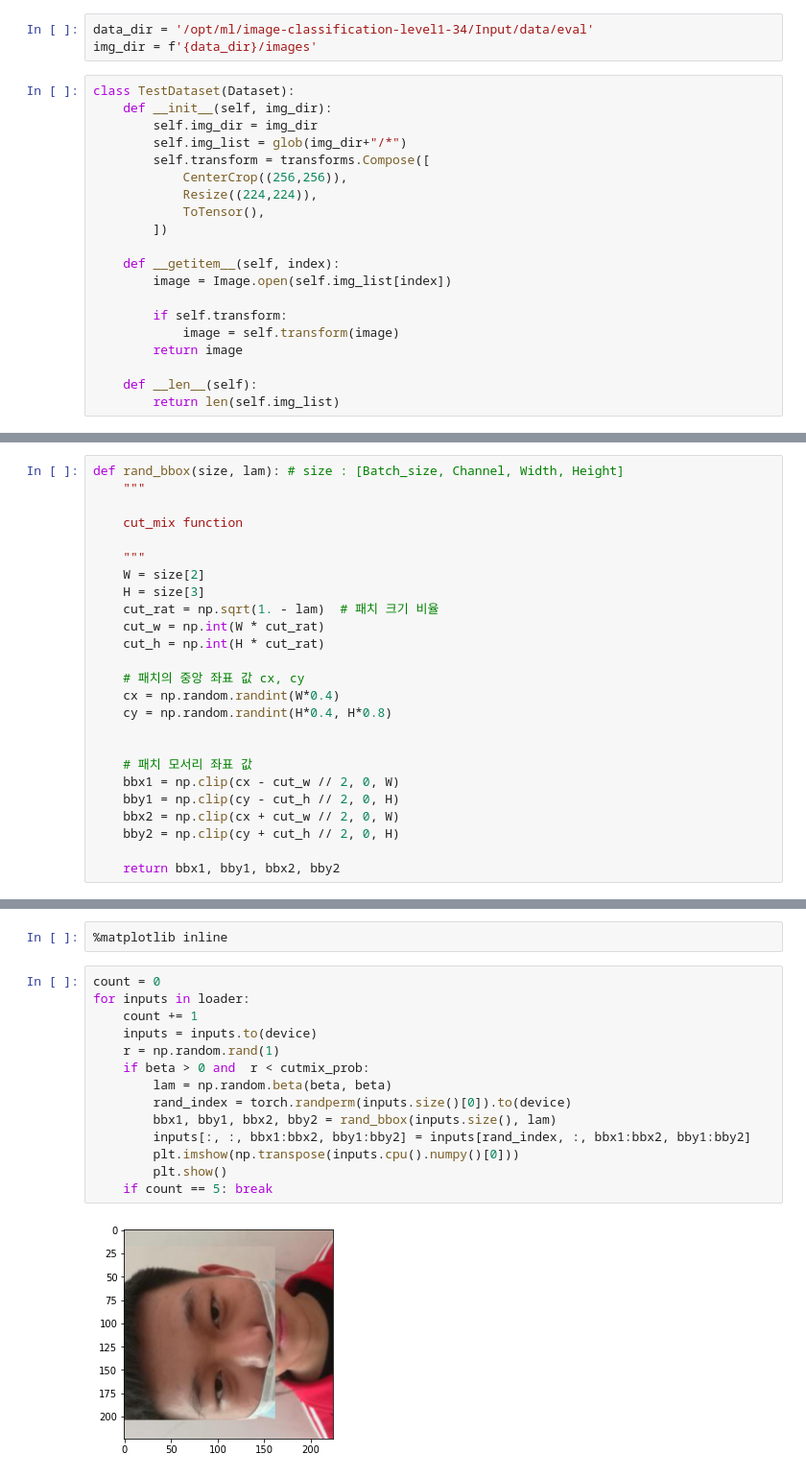
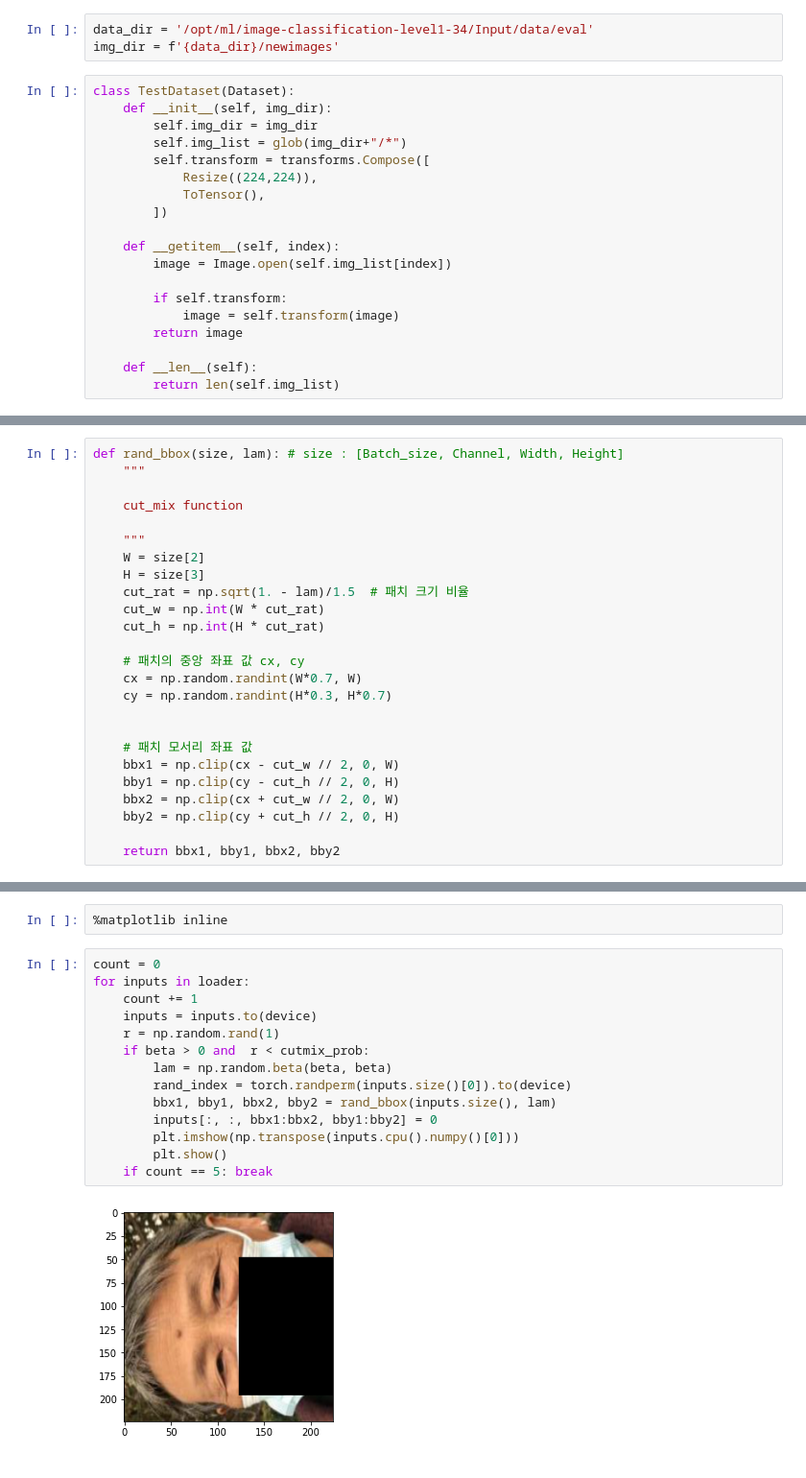
Before and after one commit to boostcampaitech2/image-classification-level1-34, a Jupyter notebook: ETC/cutmix_test.ipynb, the cells around one changed output, grey strips where cells are left out. Shown: that part at 96% size. Drawn from its saved outputs; the diff is of its cells as text.

```diff
--- a/ETC/cutmix_test.ipynb
+++ b/ETC/cutmix_test.ipynb
@@ -17,14 +17,13 @@ use_cuda = torch.cuda.is_available()
 device = torch.device("cuda" if use_cuda else "cpu")
 # %%
 data_dir = '/opt/ml/image-classification-level1-34/Input/data/eval'
-img_dir = f'{data_dir}/images'
+img_dir = f'{data_dir}/newimages'
 # %%
 class TestDataset(Dataset):
     def __init__(self, img_dir):
         self.img_dir = img_dir
         self.img_list = glob(img_dir+"/*")
         self.transform = transforms.Compose([
-            CenterCrop((256,256)),
             Resize((224,224)),
             ToTensor(),
         ])
@@ -50,13 +49,13 @@ def rand_bbox(size, lam): # size : [Batch_size, Channel, Width, Height]
     """
     W = size[2]
     H = size[3]
-    cut_rat = np.sqrt(1. - lam)  # 패치 크기 비율
+    cut_rat = np.sqrt(1. - lam)/1.5  # 패치 크기 비율
     cut_w = np.int(W * cut_rat)
     cut_h = np.int(H * cut_rat)
 
    	# 패치의 중앙 좌표 값 cx, cy
-    cx = np.random.randint(W*0.4)
-    cy = np.random.randint(H*0.4, H*0.8)
+    cx = np.random.randint(W*0.7, W)
+    cy = np.random.randint(H*0.3, H*0.7)
 
 
     # 패치 모서리 좌표 값
@@ -74,16 +73,16 @@ cutmix_prob = 1
 # %%
 count = 0
 for inputs in loader:
     count += 1
     inputs = inputs.to(device)
     r = np.random.rand(1)
     if beta > 0 and  r < cutmix_prob:
         lam = np.random.beta(beta, beta)
         rand_index = torch.randperm(inputs.size()[0]).to(device)
         bbx1, bby1, bbx2, bby2 = rand_bbox(inputs.size(), lam)
-        inputs[:, :, bbx1:bbx2, bby1:bby2] = inputs[rand_index, :, bbx1:bbx2, bby1:bby2]
+        inputs[:, :, bbx1:bbx2, bby1:bby2] = 0
         plt.imshow(np.transpose(inputs.cpu().numpy()[0]))
         plt.show()
     if count == 5: break
 # %% [output]
-[figure, old version]
+[figure, new version]
```
Also changed, not shown: parts of 1 cell of this notebook, 3 other files.
